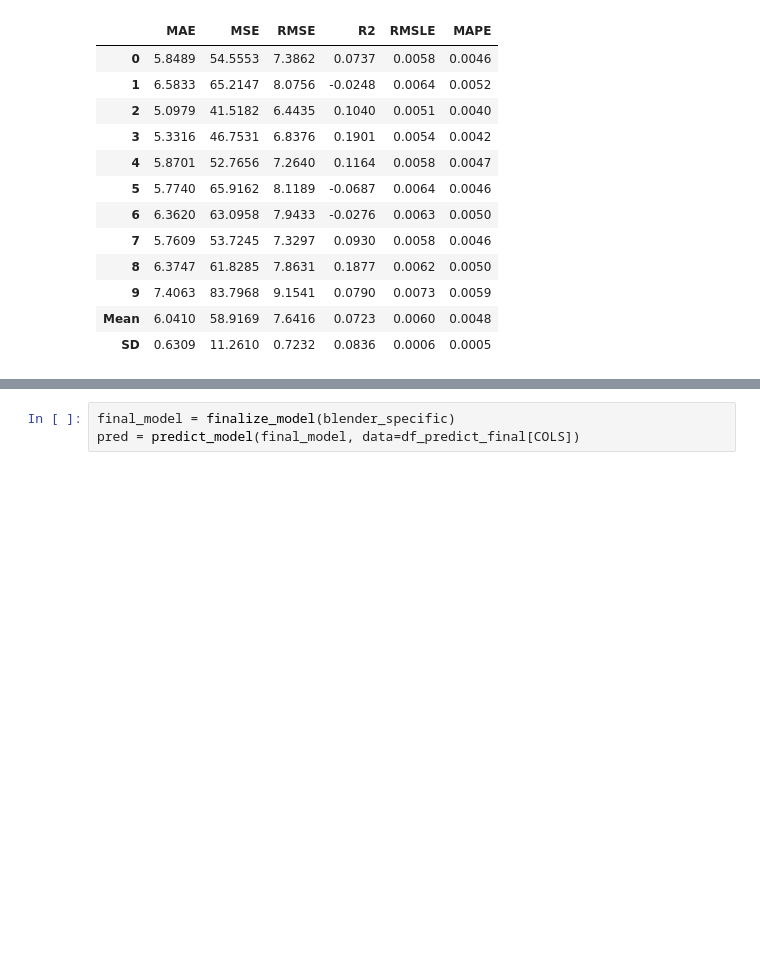
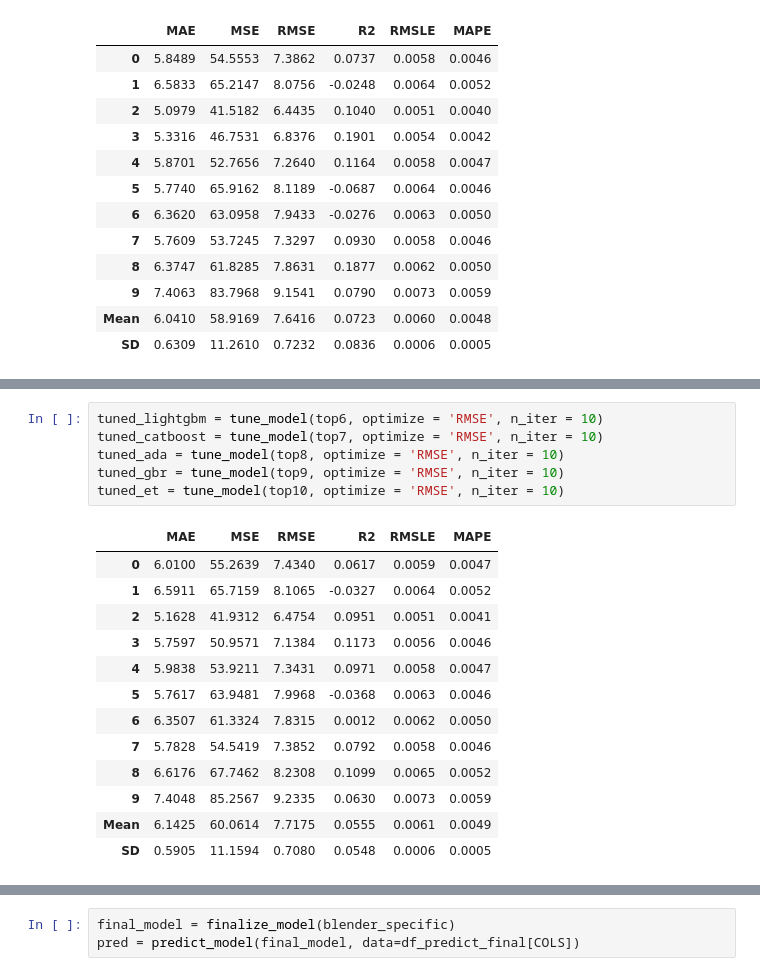
Before and after one commit to teddyroc/dttrain, a Jupyter notebook: 최종.ipynb, the cells around one changed output, grey strips where cells are left out. Saved outputs shown, nothing was run; the diff lists cells and outputs as text; blank space fills up the shorter version.

```diff
--- a/최종.ipynb
+++ b/최종.ipynb
@@ -769 +778,21 @@ tuned_rf = tune_model(top5, optimize = 'RMSE', n_iter = 10)
+# %%
+tuned_lightgbm = tune_model(top6, optimize = 'RMSE', n_iter = 10)
+tuned_catboost = tune_model(top7, optimize = 'RMSE', n_iter = 10)
+tuned_ada = tune_model(top8, optimize = 'RMSE', n_iter = 10)
+tuned_gbr = tune_model(top9, optimize = 'RMSE', n_iter = 10)
+tuned_et = tune_model(top10, optimize = 'RMSE', n_iter = 10)
+# %% [output]
+|  | MAE | MSE | RMSE | R2 | RMSLE | MAPE |
+| 0 | 6.0100 | 55.2639 | 7.4340 | 0.0617 | 0.0059 | 0.0047 |
+| 1 | 6.5911 | 65.7159 | 8.1065 | -0.0327 | 0.0064 | 0.0052 |
+| 2 | 5.1628 | 41.9312 | 6.4754 | 0.0951 | 0.0051 | 0.0041 |
+| 3 | 5.7597 | 50.9571 | 7.1384 | 0.1173 | 0.0056 | 0.0046 |
+| 4 | 5.9838 | 53.9211 | 7.3431 | 0.0971 | 0.0058 | 0.0047 |
+| 5 | 5.7617 | 63.9481 | 7.9968 | -0.0368 | 0.0063 | 0.0046 |
+| 6 | 6.3507 | 61.3324 | 7.8315 | 0.0012 | 0.0062 | 0.0050 |
+| 7 | 5.7828 | 54.5419 | 7.3852 | 0.0792 | 0.0058 | 0.0046 |
+| 8 | 6.6176 | 67.7462 | 8.2308 | 0.1099 | 0.0065 | 0.0052 |
+| 9 | 7.4048 | 85.2567 | 9.2335 | 0.0630 | 0.0073 | 0.0059 |
+| Mean | 6.1425 | 60.0614 | 7.7175 | 0.0555 | 0.0061 | 0.0049 |
+| SD | 0.5905 | 11.1594 | 0.7080 | 0.0548 | 0.0006 | 0.0005 |
 # %%
```
Also changed, not shown: parts of 4 cells of this notebook.
